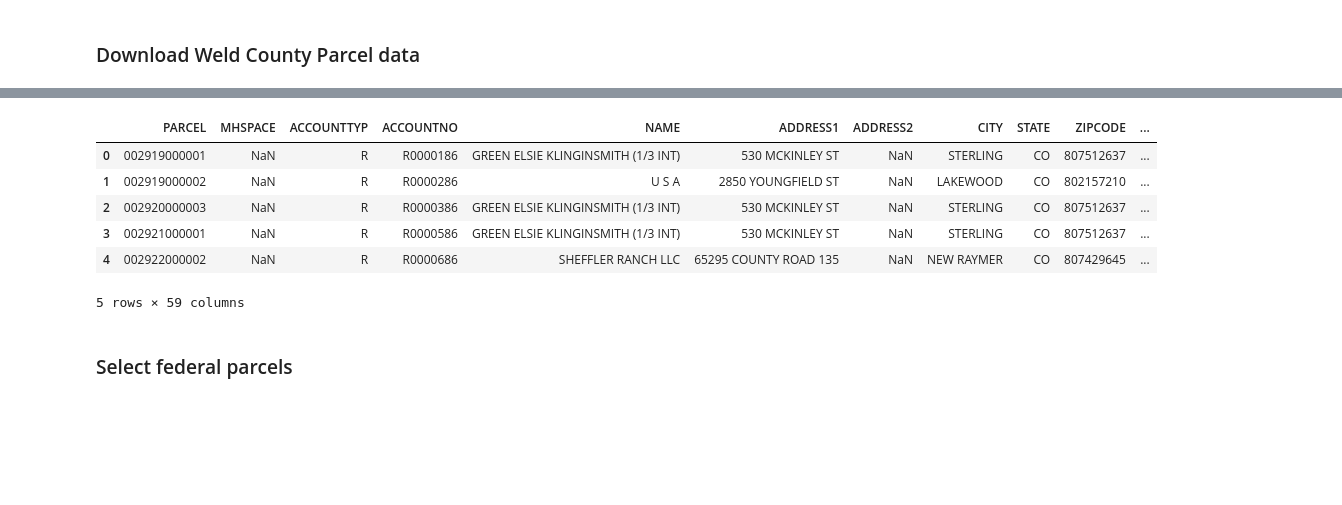
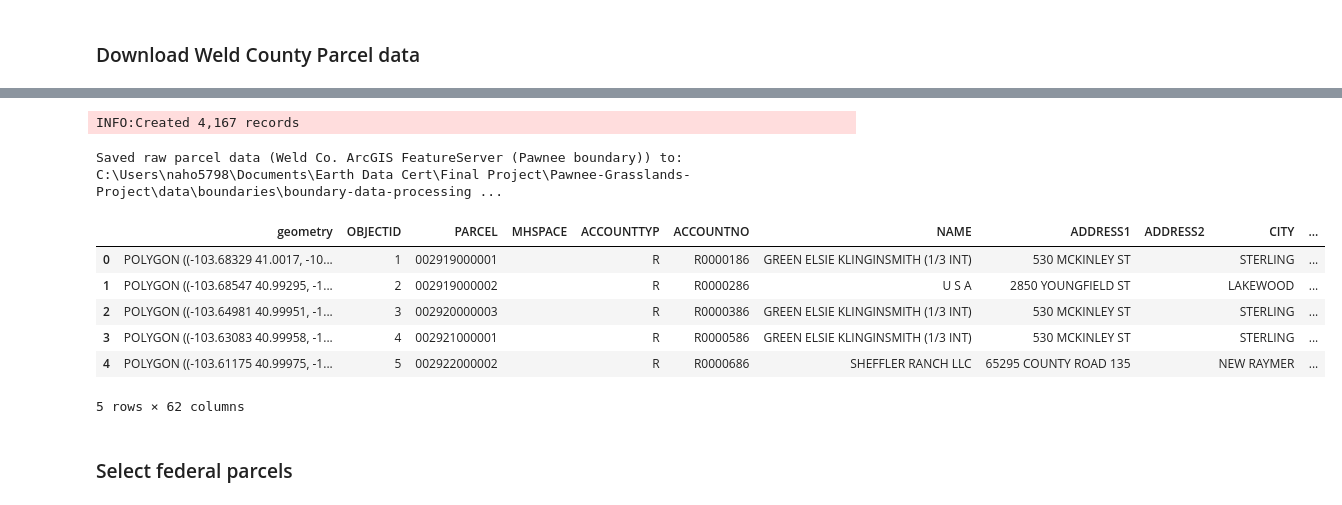
Before and after one commit to maxwarnock/Pawnee-Grasslands-Project, a Jupyter notebook: code/01_boundaries.ipynb, the cells around one changed output, grey strips where cells are left out. Drawn from its saved outputs; the diff is of its cells as text; code cells hidden in the pictures; blank space fills up the shorter version.

```diff
--- a/code/01_boundaries.ipynb
+++ b/code/01_boundaries.ipynb
@@ -235,14 +236,24 @@ pawnee_master_boundary_gdf.hvplot(
 # %% [markdown]
 ### Download Weld County Parcel data
 # %%
-### Google Drive url
-county_parcel_url = "https://drive.google.com/uc?export=download&id=1B1xTWb-Dfy9vJBFPB3hiSRex3j6eZ__2"
+# ============================================================
+# PARCEL DATA SOURCE SELECTION
+#
+# Set parcel_source to choose how county parcel data is downloaded.
+#
+#   "weld_gis"     — Query from Weld Co. ArcGIS FeatureServer (default).
+#                    Falls back to "google_drive" automatically if the
+#                    server is unreachable.
+#
+#   "google_drive" — Static backup on Google Drive (Max's copy).
+#                    Included just in case the Weld Co. data goes down.
+#
+# Parcel URLs:
+WELD_GIS_URL     = "https://services.arcgis.com/ewjSqmSyHJnkfBLL/arcgis/rest/services/Parcels_open_data/FeatureServer/0/query"
+GOOGLE_DRIVE_URL = "https://drive.google.com/uc?export=download&id=1B1xTWb-Dfy9vJBFPB3hiSRex3j6eZ__2"
+# ============================================================
 
-### local zip path
-zip_path = os.path.join(county_parcel_dir, "county_parcels.zip")
+parcel_source = "weld_gis"   # change this to google_drive if you want to use that version
 
-### download
-gdown.download(county_parcel_url, zip_path, quiet=False)
-
-print("Downloaded:", zip_path)
+print(f"Parcel source set to: '{parcel_source}'")
 # %% [output]
@@ -262,20 +415,21 @@ Extracted to: C:\Users\naho5798\Documents\Earth Data Cert\Final Project\Pawnee-G
 # %%
-### path to extracted file
-county_parcel_path = os.path.join(county_parcel_dir, "Parcels_open_data.shp")
+### Save the raw parcel data as a .gpkg
+raw_parcel_path = os.path.join(county_parcel_dir, "county_parcels_raw.gpkg")
+county_parcel_gdf.to_file(raw_parcel_path, driver="GPKG")
+print(f"Saved raw parcel data ({source_used}) to: {raw_parcel_path}")
 
-### read the file
-county_parcel_gdf = gpd.read_file(county_parcel_path)
-
-### check it
+### Check it
 county_parcel_gdf.head()
 # %% [output]
+INFO:Created 4,167 records
+Saved raw parcel data (Weld Co. ArcGIS FeatureServer (Pawnee boundary)) to: C:\Users\naho5798\Documents\Earth Data Cert\Final Project\Pawnee-Grasslands-Project\data\boundaries\boundary-data-processing ...
-|  | PARCEL | MHSPACE | ACCOUNTTYP | ACCOUNTNO | NAME | ADDRESS1 | ADDRESS2 | CITY | STATE | ZIPCODE | ... |
-| 0 | 002919000001 | NaN | R | R0000186 | GREEN ELSIE KLINGINSMITH (1/3 INT) | 530 MCKINLEY ST | NaN | STERLING | CO | 807512637 | ... |
-| 1 | 002919000002 | NaN | R | R0000286 | U S A | 2850 YOUNGFIELD ST | NaN | LAKEWOOD | CO | 802157210 | ... |
-| 2 | 002920000003 | NaN | R | R0000386 | GREEN ELSIE KLINGINSMITH (1/3 INT) | 530 MCKINLEY ST | NaN | STERLING | CO | 807512637 | ... |
-| 3 | 002921000001 | NaN | R | R0000586 | GREEN ELSIE KLINGINSMITH (1/3 INT) | 530 MCKINLEY ST | NaN | STERLING | CO | 807512637 | ... |
-| 4 | 002922000002 | NaN | R | R0000686 | SHEFFLER RANCH LLC | 65295 COUNTY ROAD 135 | NaN | NEW RAYMER | CO | 807429645 | ... |
+|  | geometry | OBJECTID | PARCEL | MHSPACE | ACCOUNTTYP | ACCOUNTNO | NAME | ADDRESS1 | ADDRESS2 | CITY | ... |
+| 0 | POLYGON ((-103.68329 41.0017, -10... | 1 | 002919000001 |  | R | R0000186 | GREEN ELSIE KLINGINSMITH (1/3 INT) | 530 MCKINLEY ST |  | STERLING | ... |
+| 1 | POLYGON ((-103.68547 40.99295, -1... | 2 | 002919000002 |  | R | R0000286 | U S A | 2850 YOUNGFIELD ST |  | LAKEWOOD | ... |
+| 2 | POLYGON ((-103.64981 40.99951, -1... | 3 | 002920000003 |  | R | R0000386 | GREEN ELSIE KLINGINSMITH (1/3 INT) | 530 MCKINLEY ST |  | STERLING | ... |
+| 3 | POLYGON ((-103.63083 40.99958, -1... | 4 | 002921000001 |  | R | R0000586 | GREEN ELSIE KLINGINSMITH (1/3 INT) | 530 MCKINLEY ST |  | STERLING | ... |
+| 4 | POLYGON ((-103.61175 40.99975, -1... | 5 | 002922000002 |  | R | R0000686 | SHEFFLER RANCH LLC | 65295 COUNTY ROAD 135 |  | NEW RAYMER | ... |
-5 rows × 59 columns
+5 rows × 62 columns
 # %% [markdown]
 ### Select federal parcels
 # %%
```
Also changed, not shown: parts of 7 cells of this notebook, 17 other files.
